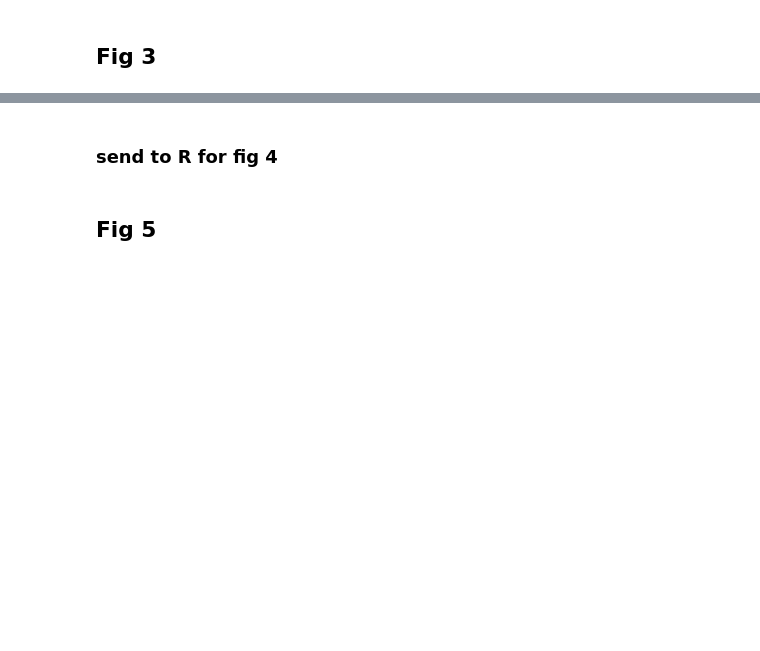
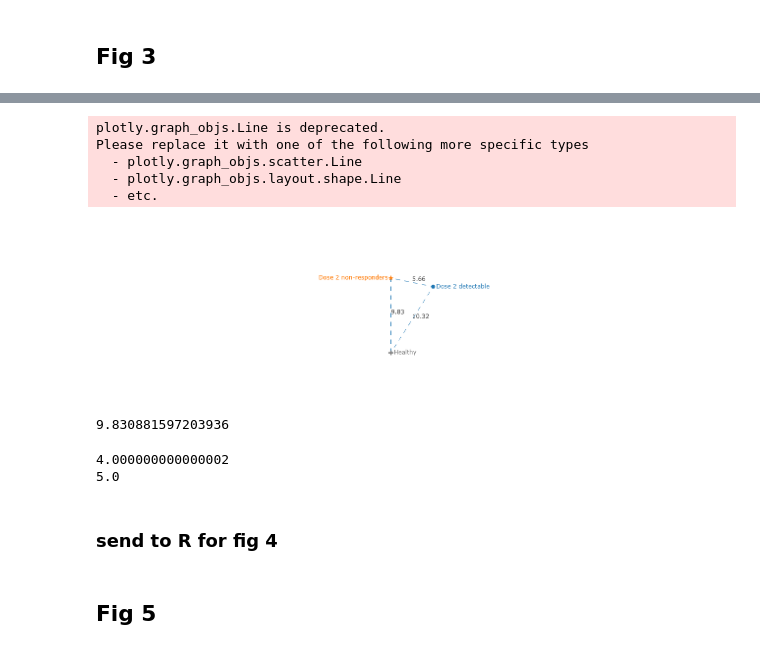
Before and after one commit to rafael-veiga/immunological_covid, a Jupyter notebook: figs.ipynb, the cells around one changed output, grey strips where cells are left out. Drawn from its saved outputs; the diff is of its cells as text; code cells hidden in the pictures; blank space fills up the shorter version.

```diff
--- a/figs.ipynb
+++ b/figs.ipynb
@@ -315,3 +373,34 @@ FigureWidget({
+# %%
+
+fig = go.Figure()
+fig.update_layout(template="simple_white",showlegend=False)
+fig.add_traces([data,dist,Nfig,Hfig,Dfig])
+fig.update_yaxes(
+    scaleanchor = "x",
+    scaleratio = 1,
+    showticklabels=False,
+    showline=False,
+    ticks=""
+  )
+fig.update_xaxes(showticklabels=False,showline=False,ticks="")
+fig.show()
+# %% [output]
+plotly.graph_objs.Line is deprecated.
+Please replace it with one of the following more specific types
+  - plotly.graph_objs.scatter.Line
+  - plotly.graph_objs.layout.shape.Line
+  - etc.
+[figure, added]
+# %%
+dhn
+# %% [output]
+9.830881597203936
+# %%
+print(x)
+print(y)
+# %% [output]
+4.000000000000002
+5.0
 # %% [markdown]
 ### send to R for fig 4
 # %%
```
Also changed, not shown: parts of 10 cells of this notebook.
